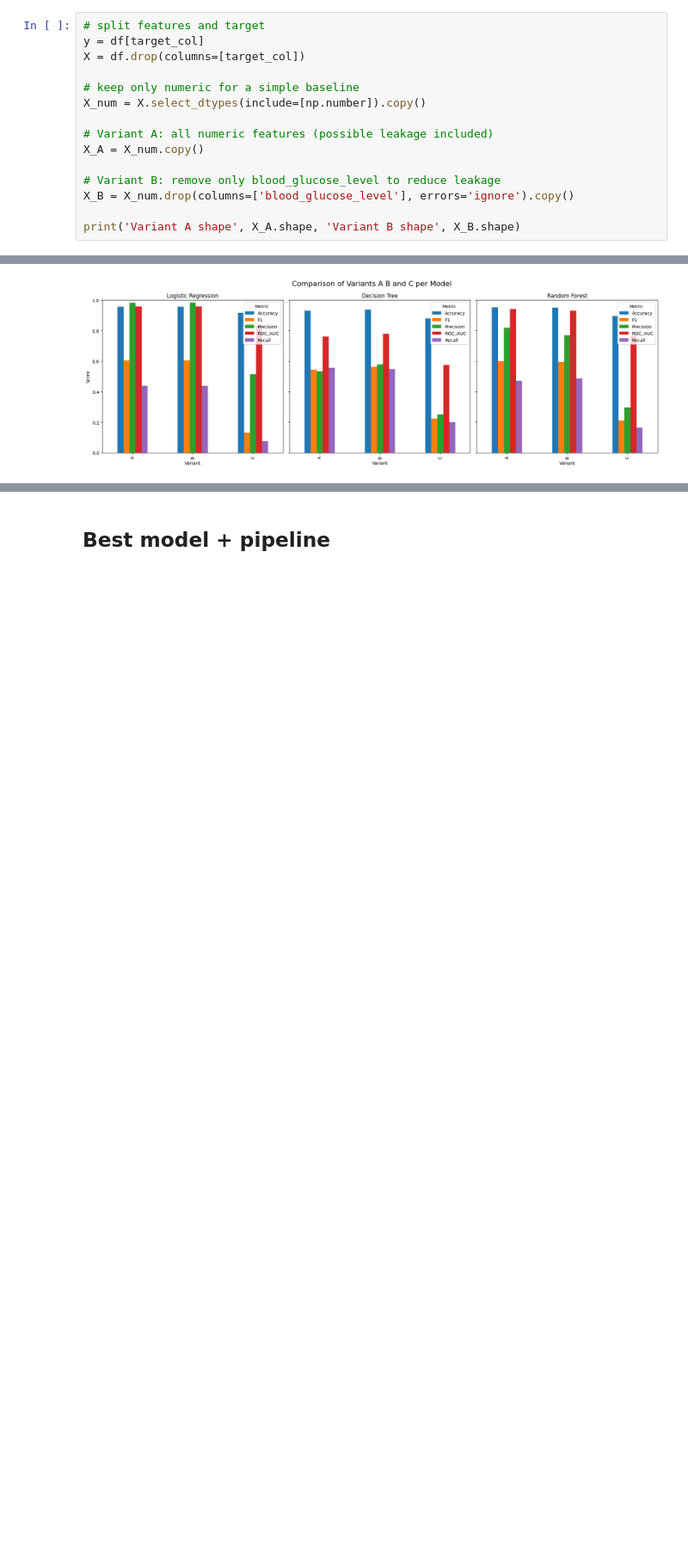
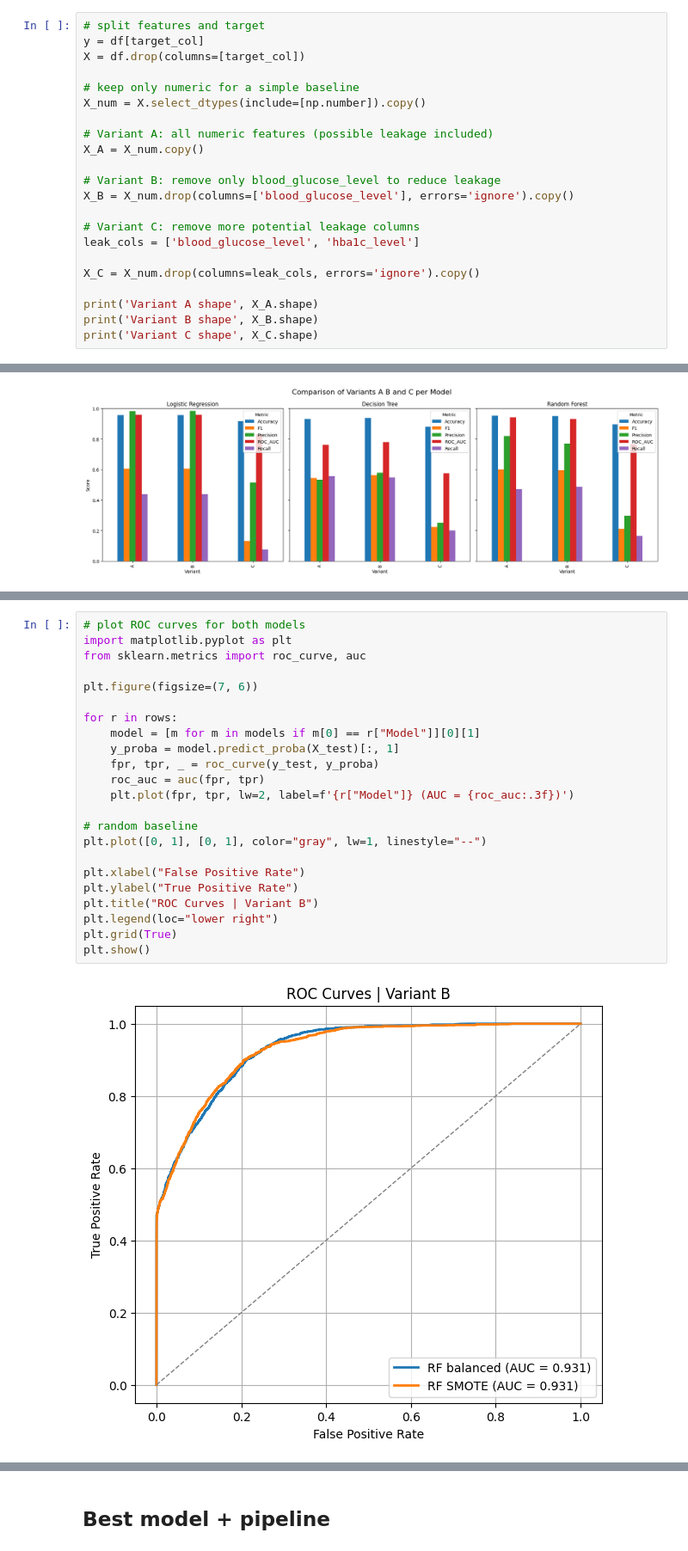
Before and after one commit to esthervanhelmont/ToU-IC2-Classification, a Jupyter notebook: Notebooks/02. IC2_Classification_Diabeter_ML.ipynb, the cells around one changed output, grey strips where cells are left out. Shown at 86% size. Saved outputs shown, nothing was run; the diff lists cells and outputs as text; blank space fills up the shorter version.

```diff
--- a/Notebooks/02. IC2_Classification_Diabeter_ML.ipynb
+++ b/Notebooks/02. IC2_Classification_Diabeter_ML.ipynb
@@ -148,5 +148,12 @@ X_A = X_num.copy()
 # Variant B: remove only blood_glucose_level to reduce leakage
 X_B = X_num.drop(columns=['blood_glucose_level'], errors='ignore').copy()
 
-print('Variant A shape', X_A.shape, 'Variant B shape', X_B.shape)
+# Variant C: remove more potential leakage columns
+leak_cols = ['blood_glucose_level', 'hba1c_level']
+
+X_C = X_num.drop(columns=leak_cols, errors='ignore').copy()
+
+print('Variant A shape', X_A.shape)
+print('Variant B shape', X_B.shape)
+print('Variant C shape', X_C.shape)
 # %% [output]
@@ -634,0 +725,25 @@ Variant C dropped columns ['blood_glucose_level', 'hba1c_level']
+# %%
+# plot ROC curves for both models
+import matplotlib.pyplot as plt
+from sklearn.metrics import roc_curve, auc
+
+plt.figure(figsize=(7, 6))
+
+for r in rows:
+    model = [m for m in models if m[0] == r["Model"]][0][1]
+    y_proba = model.predict_proba(X_test)[:, 1]
+    fpr, tpr, _ = roc_curve(y_test, y_proba)
+    roc_auc = auc(fpr, tpr)
+    plt.plot(fpr, tpr, lw=2, label=f'{r["Model"]} (AUC = {roc_auc:.3f})')
+
+# random baseline
+plt.plot([0, 1], [0, 1], color="gray", lw=1, linestyle="--")
+
+plt.xlabel("False Positive Rate")
+plt.ylabel("True Positive Rate")
+plt.title("ROC Curves | Variant B")
+plt.legend(loc="lower right")
+plt.grid(True)
+plt.show()
+# %% [output]
+[figure, added]
```
Also changed, not shown: parts of 21 cells of this notebook, 1 other file.
